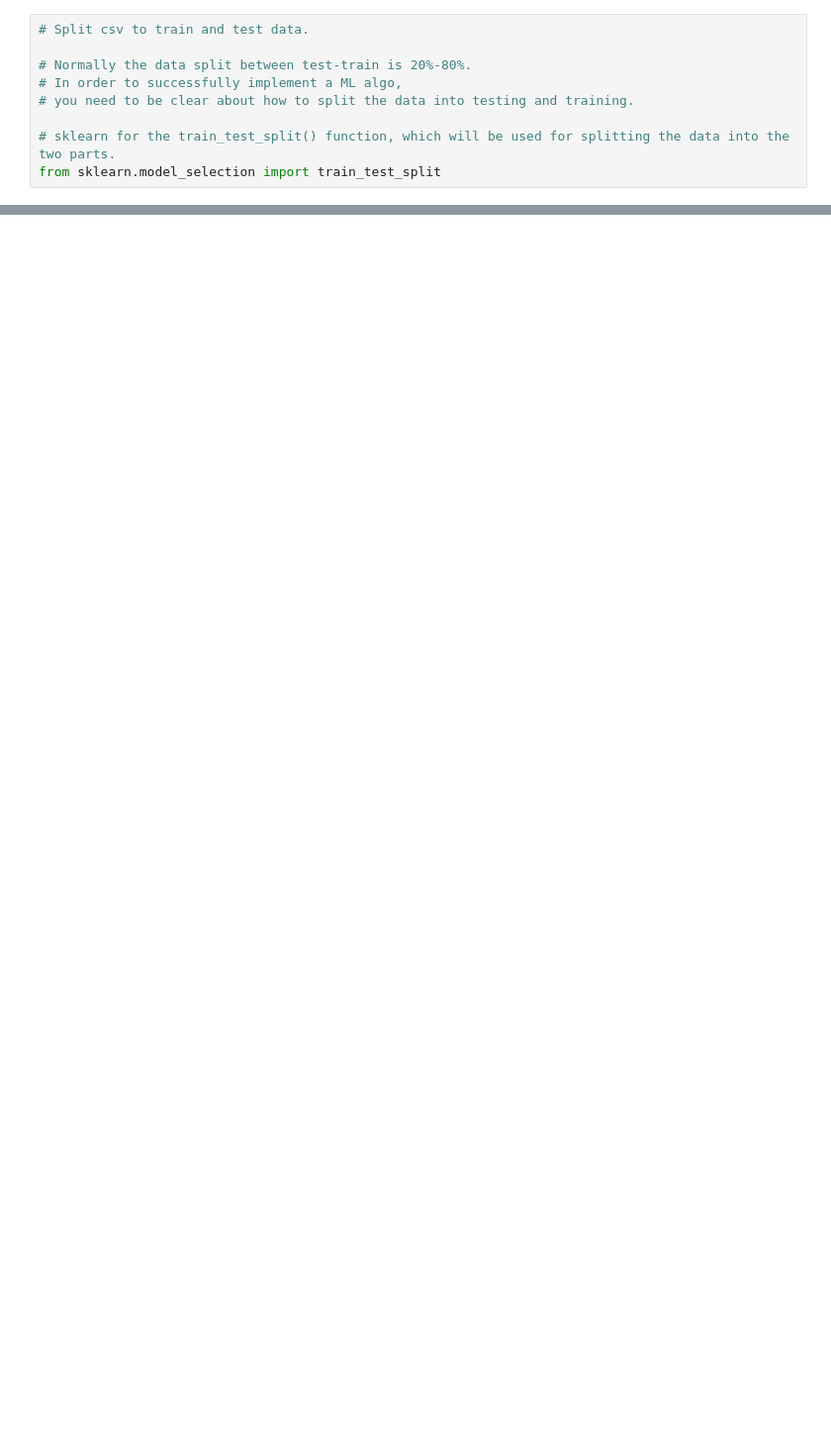
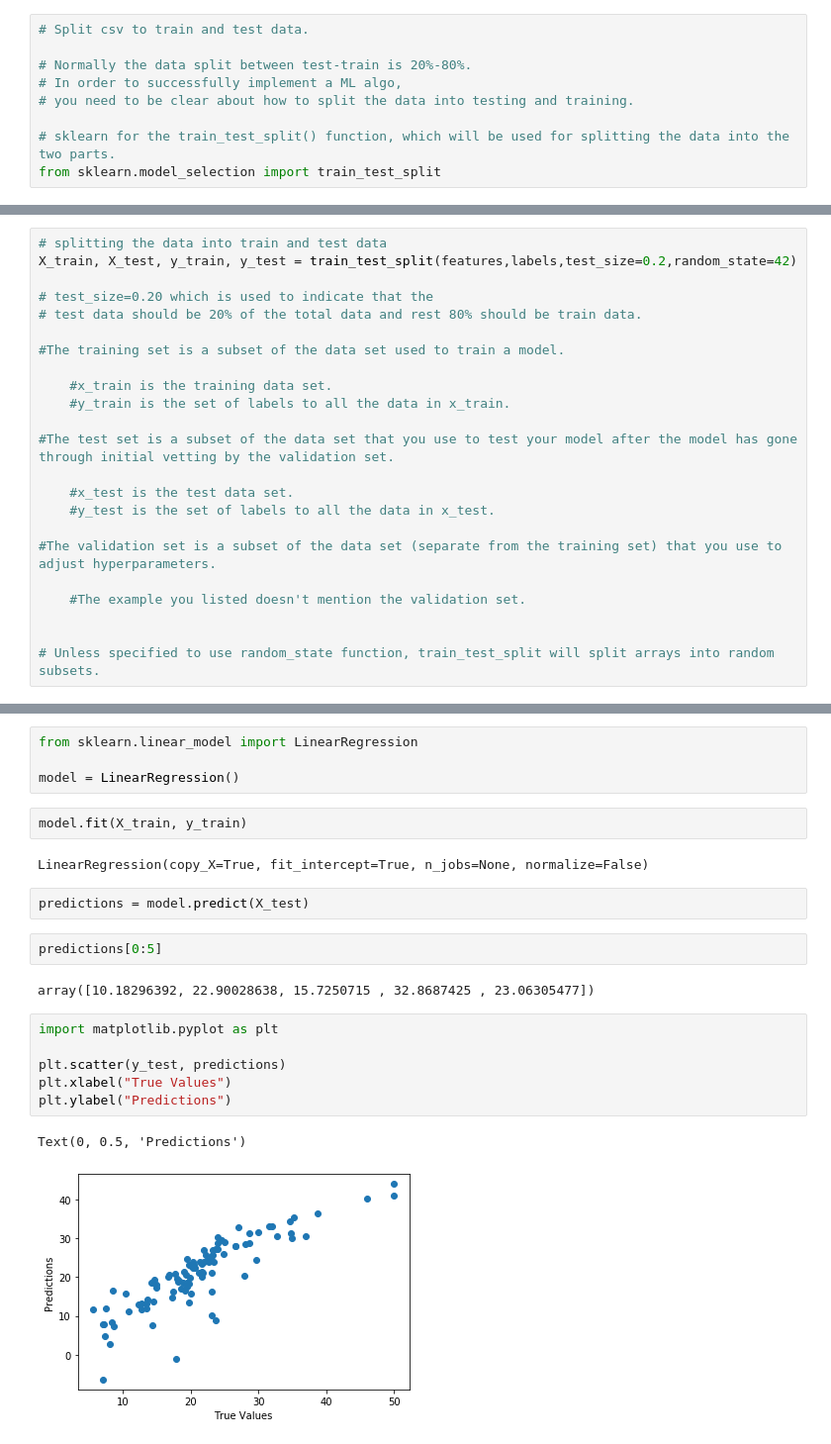
Before and after one commit to thunderpy/ML_Projects, a Jupyter notebook: Yogesh/XYZ-REAL-STATE.ipynb, the cells around one changed output, grey strips where cells are left out. Shown at 99% size. Drawn from its saved outputs; the diff is of its cells as text; blank space fills up the shorter version.

```diff
--- a/Yogesh/XYZ-REAL-STATE.ipynb
+++ b/Yogesh/XYZ-REAL-STATE.ipynb
@@ -90,3 +105,26 @@ X_train, X_test, y_train, y_test = train_test_split(labels, features,test_size=0
+# %%
+# splitting the data into train and test data
+X_train, X_test, y_train, y_test = train_test_split(features,labels,test_size=0.2,random_state=42)
+
+# test_size=0.20 which is used to indicate that the
+# test data should be 20% of the total data and rest 80% should be train data.
+
+#The training set is a subset of the data set used to train a model.
+
+    #x_train is the training data set.
+    #y_train is the set of labels to all the data in x_train.
+
+#The test set is a subset of the data set that you use to test your model after the model has gone through initial vetting by the validation set.
+
+    #x_test is the test data set.
+    #y_test is the set of labels to all the data in x_test.
+
+#The validation set is a subset of the data set (separate from the training set) that you use to adjust hyperparameters.
+
+    #The example you listed doesn't mention the validation set.
+
+
+# Unless specified to use random_state function, train_test_split will split arrays into random subsets.
 # %%
 print("\nX_train:\n")
 print(X_train.head())
@@ -117,0 +249,23 @@ Name: TAX, dtype: int64
+# %%
+from sklearn.linear_model import LinearRegression
+
+model = LinearRegression()
+# %%
+model.fit(X_train, y_train)
+# %% [output]
+LinearRegression(copy_X=True, fit_intercept=True, n_jobs=None, normalize=False)
+# %%
+predictions = model.predict(X_test)
+# %%
+predictions[0:5]
+# %% [output]
+array([10.18296392, 22.90028638, 15.7250715 , 32.8687425 , 23.06305477])
+# %%
+import matplotlib.pyplot as plt
+
+plt.scatter(y_test, predictions)
+plt.xlabel("True Values")
+plt.ylabel("Predictions")
+# %% [output]
+Text(0, 0.5, 'Predictions')
+[figure, added]
```
Also changed, not shown: parts of 15 cells of this notebook, 2 other files.
